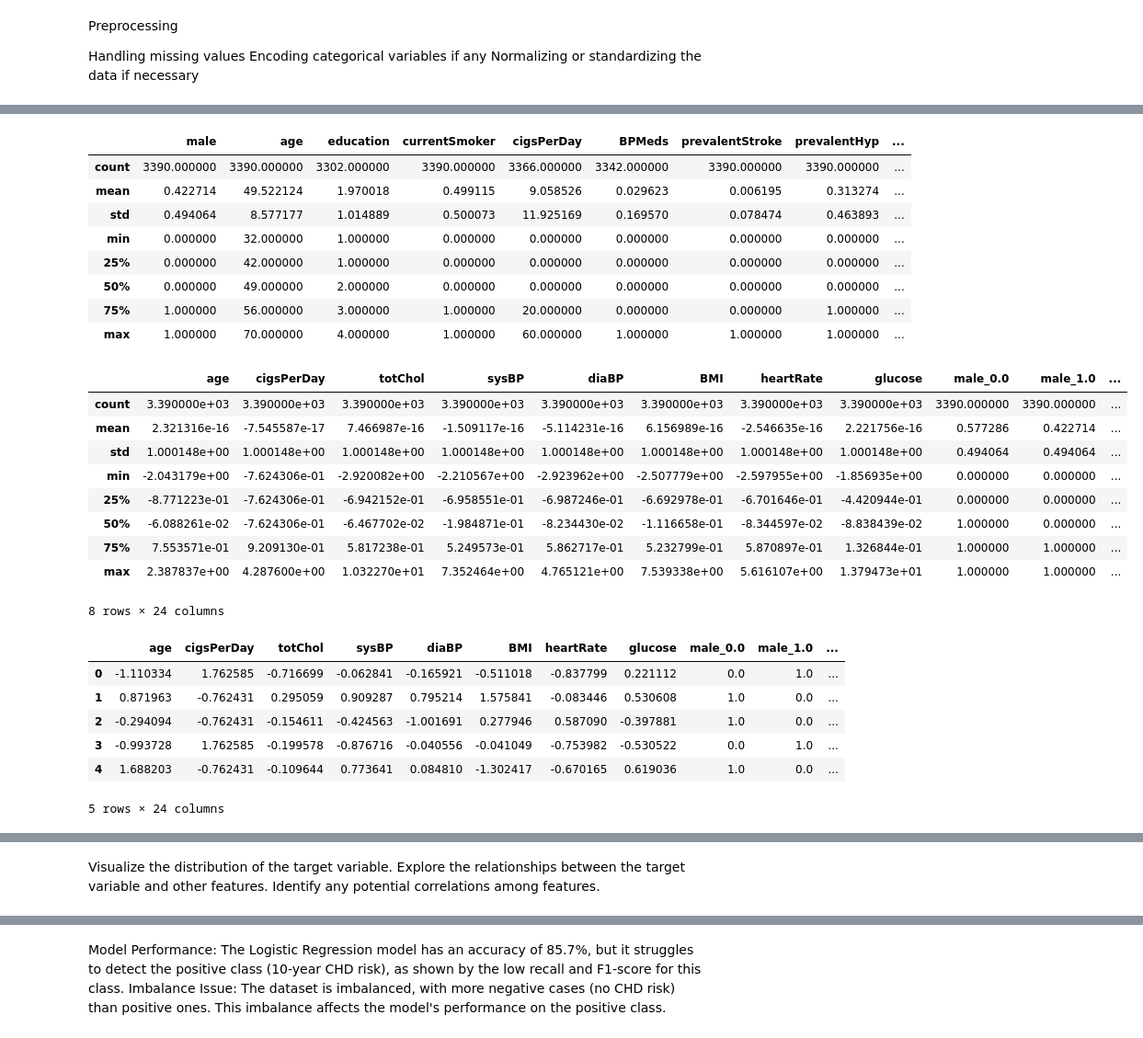
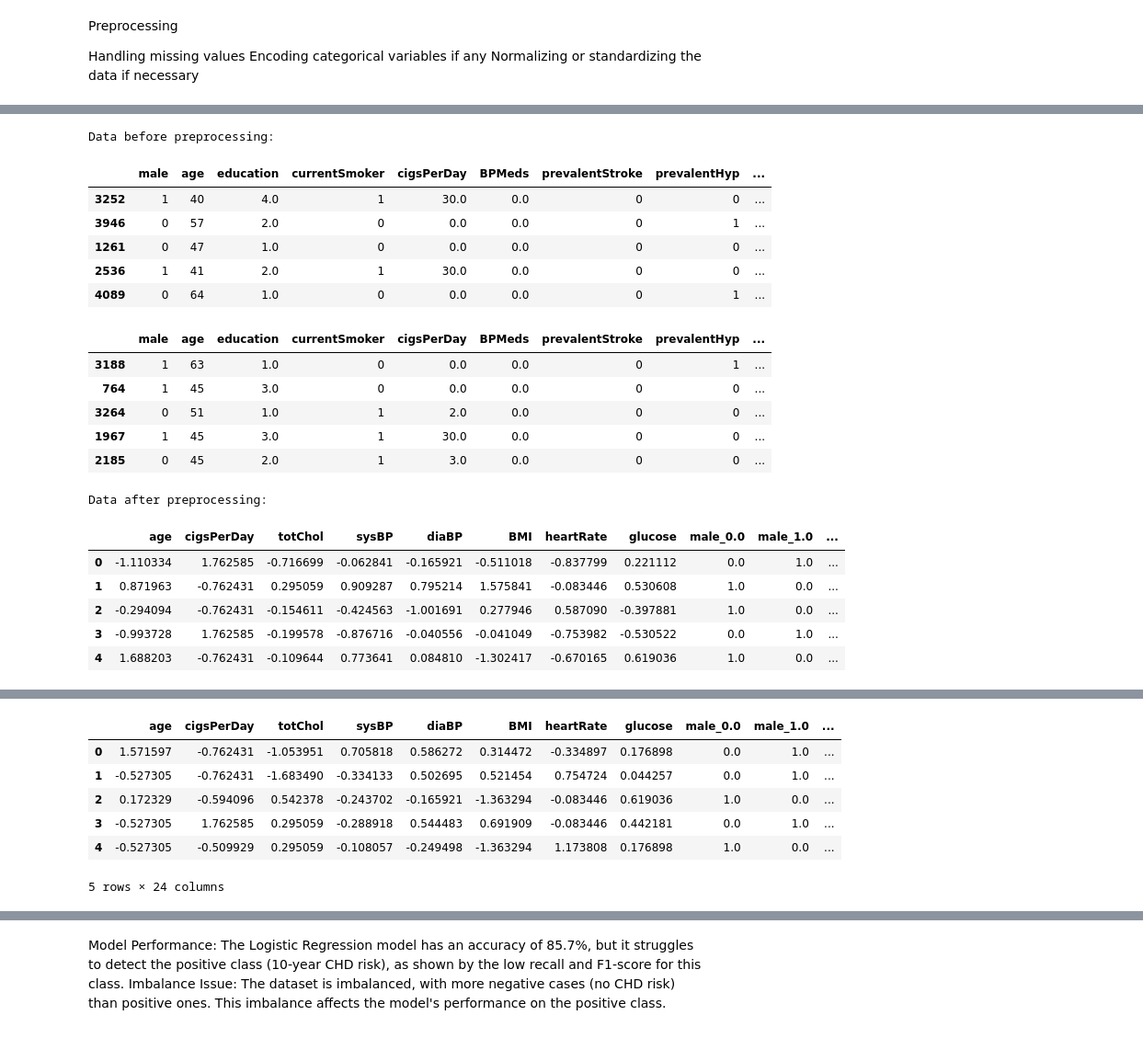
Before and after one commit to Tobux/BI-Data-Science-Project, a Jupyter notebook: notebook.ipynb, the cells around one changed output, grey strips where cells are left out. Shown at 92% size. Cells and saved outputs as stored; diff of their text form; code cells hidden in the pictures.

Commit message:
better first data exploration.

```diff
--- a/notebook.ipynb
+++ b/notebook.ipynb
@@ -69,29 +129,4 @@ plt.show()
 # %%
-# from sklearn.preprocessing import StandardScaler
-# from sklearn.model_selection import train_test_split
-
-# # Ensure the target variable is integer type and correct the values
-# data['TenYearCHD'] = data['TenYearCHD'].replace(2, 1).astype(int)
-
-# # Splitting the dataset into features and target variable
-# X = data.drop(columns=['TenYearCHD'])
-
-# y = data['TenYearCHD']
-
-
-# # Standardizing the numerical features
-# scaler = StandardScaler()
-# numerical_cols = X.select_dtypes(include=['float64', 'int64']).columns
-
-# data[numerical_cols] = scaler.fit_transform(data[numerical_cols])
-
-# # Splitting the dataset into training and testing sets
-# X_train, X_test, y_train, y_test = train_test_split(X, y, test_size=0.2, random_state=42)
-
-# # Display the first few rows of the preprocessed data
-# display(X.head())
-# display(y)
-
 import pandas as pd
 from sklearn.model_selection import train_test_split
 from sklearn.preprocessing import StandardScaler, OneHotEncoder
@@ -100,13 +135,15 @@ from sklearn.pipeline import Pipeline
 from sklearn.impute import SimpleImputer
 
 # Define features and target
+print("Data before preprocessing:")
 X = data.drop(columns=['TenYearCHD'])
 y = data['TenYearCHD']
 
 # Split the dataset into training and testing sets
 X_train, X_test, y_train, y_test = train_test_split(X, y, test_size=0.2, random_state=42)
 
-display(X_train.describe())
+display(X_train.head())
+display(X_test.head())
 
 # Define preprocessing for numerical columns (imputation + scaling)
 numerical_features = ['age', 'cigsPerDay', 'totChol', 'sysBP', 'diaBP', 'BMI', 'heartRate', 'glucose']
@@ -117,58 +154,53 @@ numerical_transformer = Pipeline(steps=[
 
 # Define preprocessing for categorical columns (imputation + one-hot encoding)
 categorical_features = ['male', 'education', 'currentSmoker', 'BPMeds', 'prevalentStroke', 'prevalentHyp', 'diabetes']
 categorical_transformer = Pipeline(steps=[
     ('imputer', SimpleImputer(strategy='most_frequent')),  # Fill missing values with most frequent value
     ('onehot', OneHotEncoder(handle_unknown='ignore'))  # One-hot encode categorical features
 ])
 
 # Combine preprocessing steps
 preprocessor = ColumnTransformer(
     transformers=[
         ('num', numerical_transformer, numerical_features),
         ('cat', categorical_transformer, categorical_features)
     ]
 )
 
 # Fit and transform the training data, transform the test data
 X_train = preprocessor.fit_transform(X_train)
 X_test = preprocessor.transform(X_test)
+# Preprocess all the data for later visualization purposes
+X_preprocessed = preprocessor.transform(X)
 
 # Optionally, you can convert the processed data back to a DataFrame for easier interpretation
 # Get feature names after one-hot encoding
 feature_names = numerical_features + list(preprocessor.named_transformers_['cat']['onehot'].get_feature_names_out(categorical_features))
 X_train = pd.DataFrame(X_train, columns=feature_names)
 X_test = pd.DataFrame(X_test, columns=feature_names)
 
-display(X_train.describe())
-
 # Check the preprocessed training data
+print("Data after preprocessing:")
 display(X_train.head())
-display(y)
+display(X_test.head())
 # %% [output]
+Data before preprocessing:
 |  | male | age | education | currentSmoker | cigsPerDay | BPMeds | prevalentStroke | prevalentHyp | ... |
-| count | 3390.000000 | 3390.000000 | 3302.000000 | 3390.000000 | 3366.000000 | 3342.000000 | 3390.000000 | 3390.000000 | ... |
-| mean | 0.422714 | 49.522124 | 1.970018 | 0.499115 | 9.058526 | 0.029623 | 0.006195 | 0.313274 | ... |
-| std | 0.494064 | 8.577177 | 1.014889 | 0.500073 | 11.925169 | 0.169570 | 0.078474 | 0.463893 | ... |
-| min | 0.000000 | 32.000000 | 1.000000 | 0.000000 | 0.000000 | 0.000000 | 0.000000 | 0.000000 | ... |
-| 25% | 0.000000 | 42.000000 | 1.000000 | 0.000000 | 0.000000 | 0.000000 | 0.000000 | 0.000000 | ... |
-| 50% | 0.000000 | 49.000000 | 2.000000 | 0.000000 | 0.000000 | 0.000000 | 0.000000 | 0.000000 | ... |
-| 75% | 1.000000 | 56.000000 | 3.000000 | 1.000000 | 20.000000 | 0.000000 | 0.000000 | 1.000000 | ... |
-| max | 1.000000 | 70.000000 | 4.000000 | 1.000000 | 60.000000 | 1.000000 | 1.000000 | 1.000000 | ... |
+| 3252 | 1 | 40 | 4.0 | 1 | 30.0 | 0.0 | 0 | 0 | ... |
+| 3946 | 0 | 57 | 2.0 | 0 | 0.0 | 0.0 | 0 | 1 | ... |
+| 1261 | 0 | 47 | 1.0 | 0 | 0.0 | 0.0 | 0 | 0 | ... |
+| 2536 | 1 | 41 | 2.0 | 1 | 30.0 | 0.0 | 0 | 0 | ... |
+| 4089 | 0 | 64 | 1.0 | 0 | 0.0 | 0.0 | 0 | 1 | ... |
-|  | age | cigsPerDay | totChol | sysBP | diaBP | BMI | heartRate | glucose | male_0.0 | male_1.0 | ... |
-| count | 3.390000e+03 | 3.390000e+03 | 3.390000e+03 | 3.390000e+03 | 3.390000e+03 | 3.390000e+03 | 3.390000e+03 | 3.390000e+03 | 3390.000000 | 3390.000000 | ... |
-| mean | 2.321316e-16 | -7.545587e-17 | 7.466987e-16 | -1.509117e-16 | -5.114231e-16 | 6.156989e-16 | -2.546635e-16 | 2.221756e-16 | 0.577286 | 0.422714 | ... |
-| std | 1.000148e+00 | 1.000148e+00 | 1.000148e+00 | 1.000148e+00 | 1.000148e+00 | 1.000148e+00 | 1.000148e+00 | 1.000148e+00 | 0.494064 | 0.494064 | ... |
-| min | -2.043179e+00 | -7.624306e-01 | -2.920082e+00 | -2.210567e+00 | -2.923962e+00 | -2.507779e+00 | -2.597955e+00 | -1.856935e+00 | 0.000000 | 0.000000 | ... |
-| 25% | -8.771223e-01 | -7.624306e-01 | -6.942152e-01 | -6.958551e-01 | -6.987246e-01 | -6.692978e-01 | -6.701646e-01 | -4.420944e-01 | 0.000000 | 0.000000 | ... |
-| 50% | -6.088261e-02 | -7.624306e-01 | -6.467702e-02 | -1.984871e-01 | -8.234430e-02 | -1.116658e-01 | -8.344597e-02 | -8.838439e-02 | 1.000000 | 0.000000 | ... |
-| 75% | 7.553571e-01 | 9.209130e-01 | 5.817238e-01 | 5.249573e-01 | 5.862717e-01 | 5.232799e-01 | 5.870897e-01 | 1.326844e-01 | 1.000000 | 1.000000 | ... |
-| max | 2.387837e+00 | 4.287600e+00 | 1.032270e+01 | 7.352464e+00 | 4.765121e+00 | 7.539338e+00 | 5.616107e+00 | 1.379473e+01 | 1.000000 | 1.000000 | ... |
+|  | male | age | education | currentSmoker | cigsPerDay | BPMeds | prevalentStroke | prevalentHyp | ... |
+| 3188 | 1 | 63 | 1.0 | 0 | 0.0 | 0.0 | 0 | 1 | ... |
+| 764 | 1 | 45 | 3.0 | 0 | 0.0 | 0.0 | 0 | 0 | ... |
+| 3264 | 0 | 51 | 1.0 | 1 | 2.0 | 0.0 | 0 | 0 | ... |
+| 1967 | 1 | 45 | 3.0 | 1 | 30.0 | 0.0 | 0 | 0 | ... |
+| 2185 | 0 | 45 | 2.0 | 1 | 3.0 | 0.0 | 0 | 0 | ... |
-8 rows × 24 columns
+Data after preprocessing:
 |  | age | cigsPerDay | totChol | sysBP | diaBP | BMI | heartRate | glucose | male_0.0 | male_1.0 | ... |
 | 0 | -1.110334 | 1.762585 | -0.716699 | -0.062841 | -0.165921 | -0.511018 | -0.837799 | 0.221112 | 0.0 | 1.0 | ... |
 | 1 | 0.871963 | -0.762431 | 0.295059 | 0.909287 | 0.795214 | 1.575841 | -0.083446 | 0.530608 | 1.0 | 0.0 | ... |
 | 2 | -0.294094 | -0.762431 | -0.154611 | -0.424563 | -1.001691 | 0.277946 | 0.587090 | -0.397881 | 1.0 | 0.0 | ... |
 | 3 | -0.993728 | 1.762585 | -0.199578 | -0.876716 | -0.040556 | -0.041049 | -0.753982 | -0.530522 | 0.0 | 1.0 | ... |
 | 4 | 1.688203 | -0.762431 | -0.109644 | 0.773641 | 0.084810 | -1.302417 | -0.670165 | 0.619036 | 1.0 | 0.0 | ... |
-5 rows × 24 columns
@@ -187,4 +208,7 @@ Name: TenYearCHD, Length: 4238, dtype: int64
+|  | age | cigsPerDay | totChol | sysBP | diaBP | BMI | heartRate | glucose | male_0.0 | male_1.0 | ... |
+| 0 | 1.571597 | -0.762431 | -1.053951 | 0.705818 | 0.586272 | 0.314472 | -0.334897 | 0.176898 | 0.0 | 1.0 | ... |
+| 1 | -0.527305 | -0.762431 | -1.683490 | -0.334133 | 0.502695 | 0.521454 | 0.754724 | 0.044257 | 0.0 | 1.0 | ... |
+| 2 | 0.172329 | -0.594096 | 0.542378 | -0.243702 | -0.165921 | -1.363294 | -0.083446 | 0.619036 | 1.0 | 0.0 | ... |
+| 3 | -0.527305 | 1.762585 | 0.295059 | -0.288918 | 0.544483 | 0.691909 | -0.083446 | 0.442181 | 0.0 | 1.0 | ... |
+| 4 | -0.527305 | -0.509929 | 0.295059 | -0.108057 | -0.249498 | -1.363294 | 1.173808 | 0.176898 | 1.0 | 0.0 | ... |
+5 rows × 24 columns
-# %% [markdown]
-Visualize the distribution of the target variable.
-Explore the relationships between the target variable and other features.
-Identify any potential correlations among features.
```
Also changed, not shown: parts of 8 cells of this notebook.
